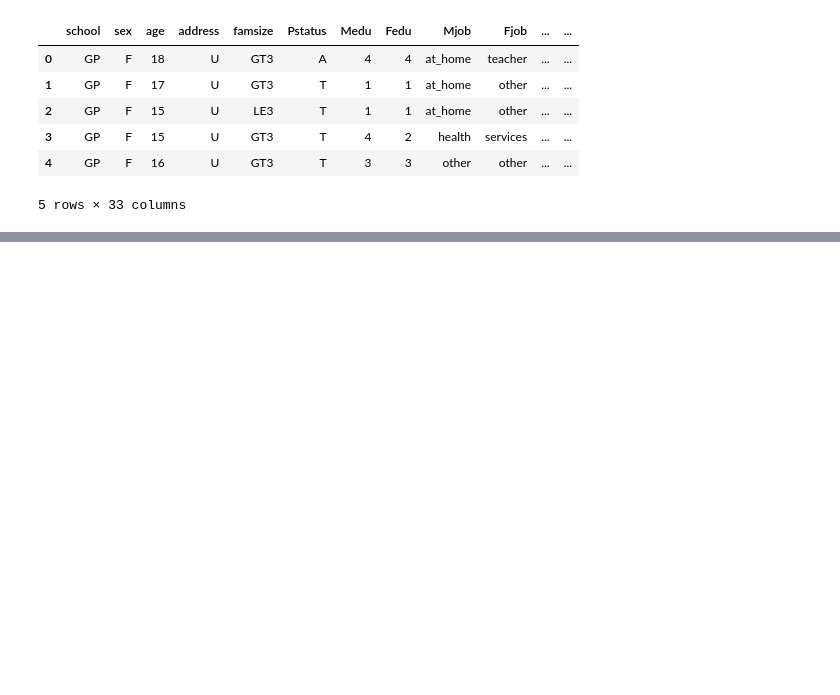
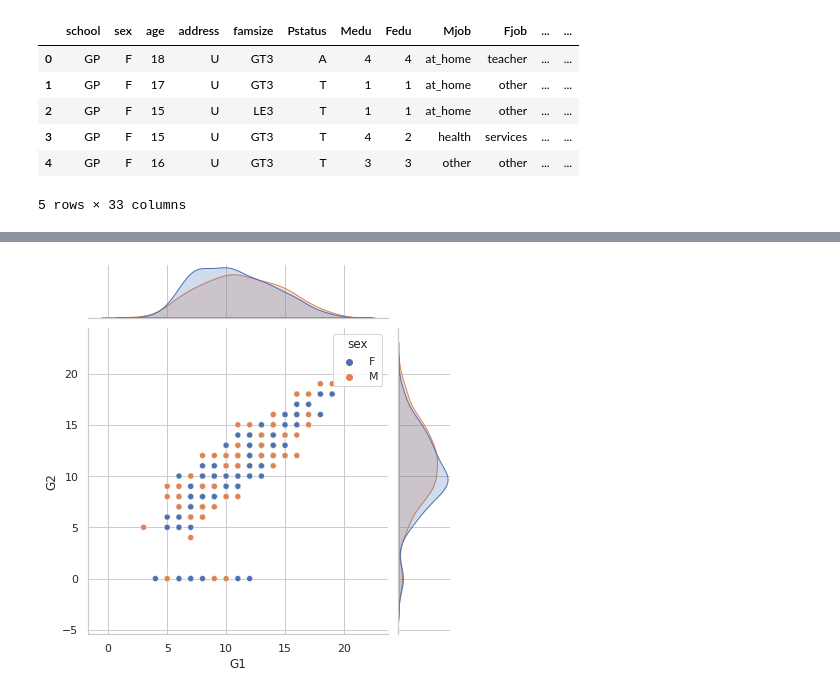
Before and after one commit to a-milenkin/Competitive_Data_Science, a Jupyter notebook: notebooks/pandas_intro.ipynb, the cells around one changed output, grey strips where cells are left out. Cells and saved outputs as stored; diff of their text form; code cells hidden in the pictures; blank space fills up the shorter version.

```diff
--- a/notebooks/pandas_intro.ipynb
+++ b/notebooks/pandas_intro.ipynb
@@ -123,0 +182,7 @@ sns.pairplot(df[some_cols], hue = 'sex');
+# %%
+# можно смотреть на совместное распределение только 2х фичей и их гистрограммы
+# с помощью joinplot
+sns.jointplot(data=df, x="G1", y="G2", hue="sex")
+plt.show()
+# %% [output]
+[figure, added]
```
Also changed, not shown: parts of 14 cells of this notebook.
